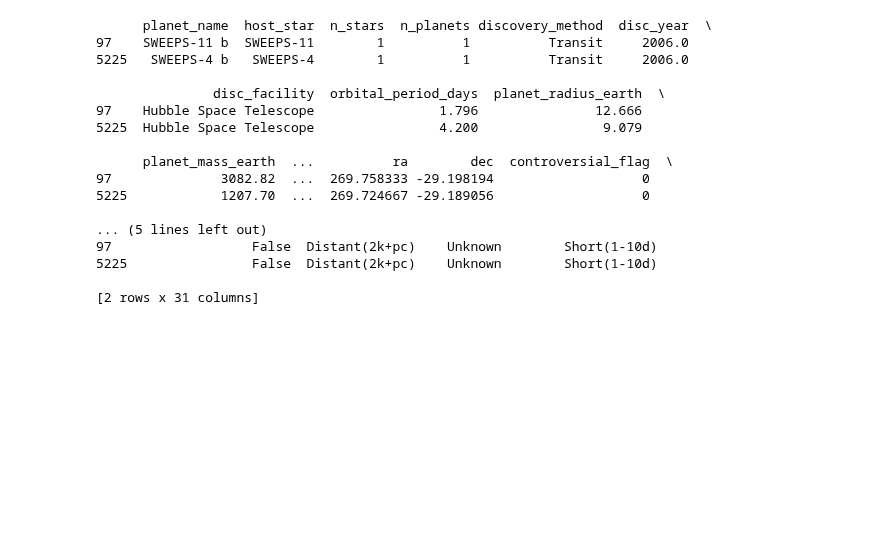
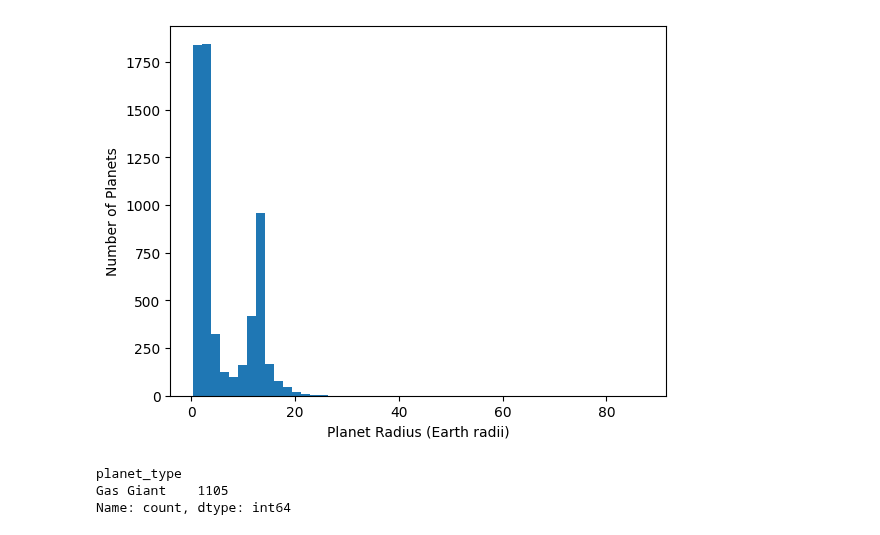
Before and after one commit to C00299231/DataScProject, a Jupyter notebook: Untitled.ipynb, the cells around one changed output. Saved outputs shown, nothing was run; the diff lists cells and outputs as text; code cells hidden in the pictures; blank space fills up the shorter version.

```diff
--- a/Untitled.ipynb
+++ b/Untitled.ipynb
@@ -36,22 +57,13 @@ plt.scatter(x, y, s=10)
 # %%
-df2 = df[df["discovery_method"] == "Transit"]
-df2 = df2[df2["dist_from_earth_pc"] > 8000]
-print(df2)
+plt.hist(df["planet_radius_earth"].dropna(), bins=50)
+plt.xlabel("Planet Radius (Earth radii)")
+plt.ylabel("Number of Planets")
+plt.show()
 # %% [output]
-      planet_name  host_star  n_stars  n_planets discovery_method  disc_year  \
-97    SWEEPS-11 b  SWEEPS-11        1          1          Transit     2006.0
-5225   SWEEPS-4 b   SWEEPS-4        1          1          Transit     2006.0
-
-               disc_facility  orbital_period_days  planet_radius_earth  \
-97    Hubble Space Telescope                1.796               12.666
-5225  Hubble Space Telescope                4.200                9.079
-
-      planet_mass_earth  ...          ra        dec  controversial_flag  \
-97              3082.82  ...  269.758333 -29.198194                   0
-5225            1207.70  ...  269.724667 -29.189056                   0
-
-... (5 lines left out)
-97                  False  Distant(2k+pc)    Unknown        Short(1-10d)
-5225                False  Distant(2k+pc)    Unknown        Short(1-10d)
-
-[2 rows x 31 columns]
+[figure, added]
+# %%
+df[df["planet_radius_earth"].between(12, 14)]["planet_type"].value_counts()
+# %% [output]
+planet_type
+Gas Giant    1105
+Name: count, dtype: int64
```
Also changed, not shown: parts of 6 cells of this notebook, 3 other files.
